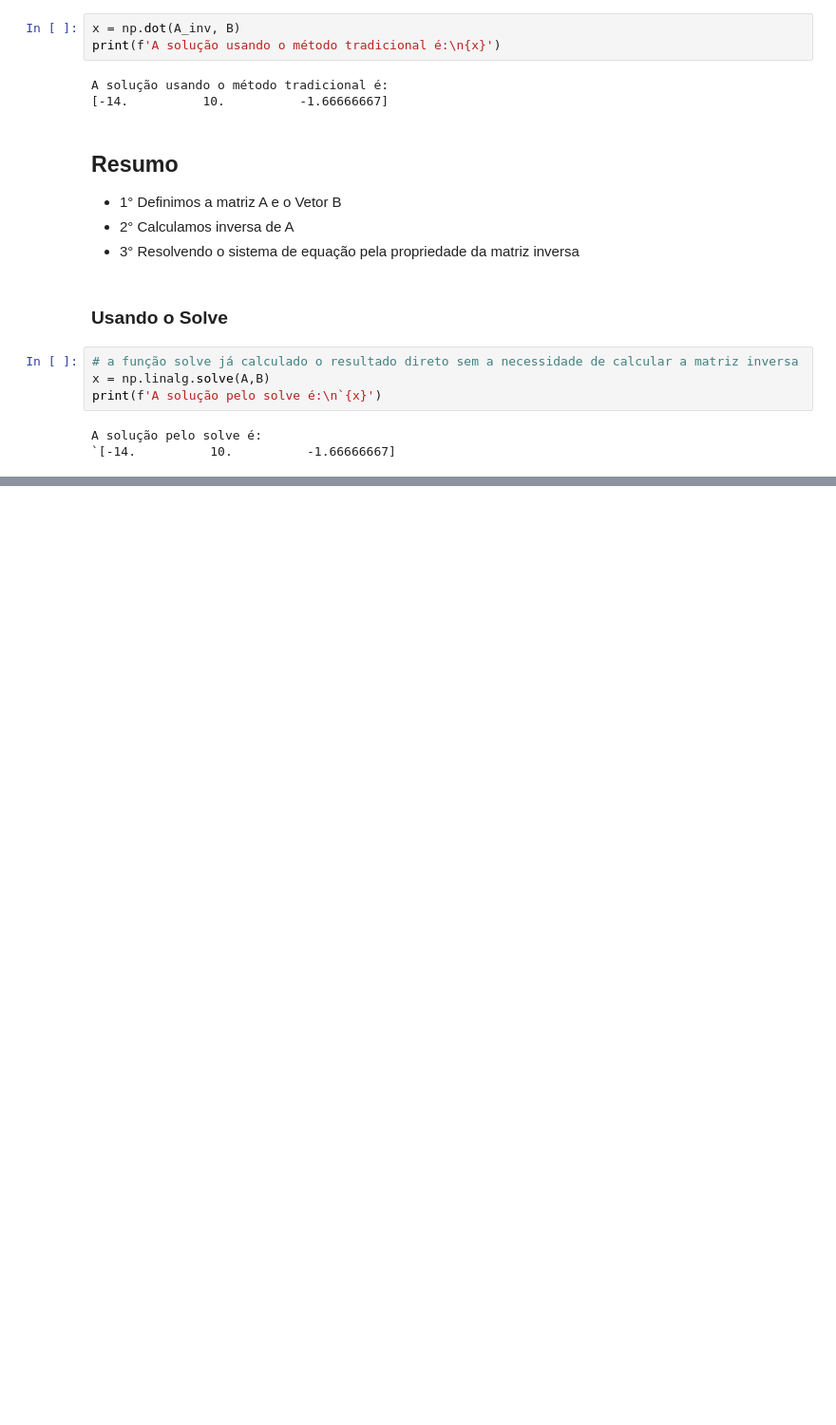
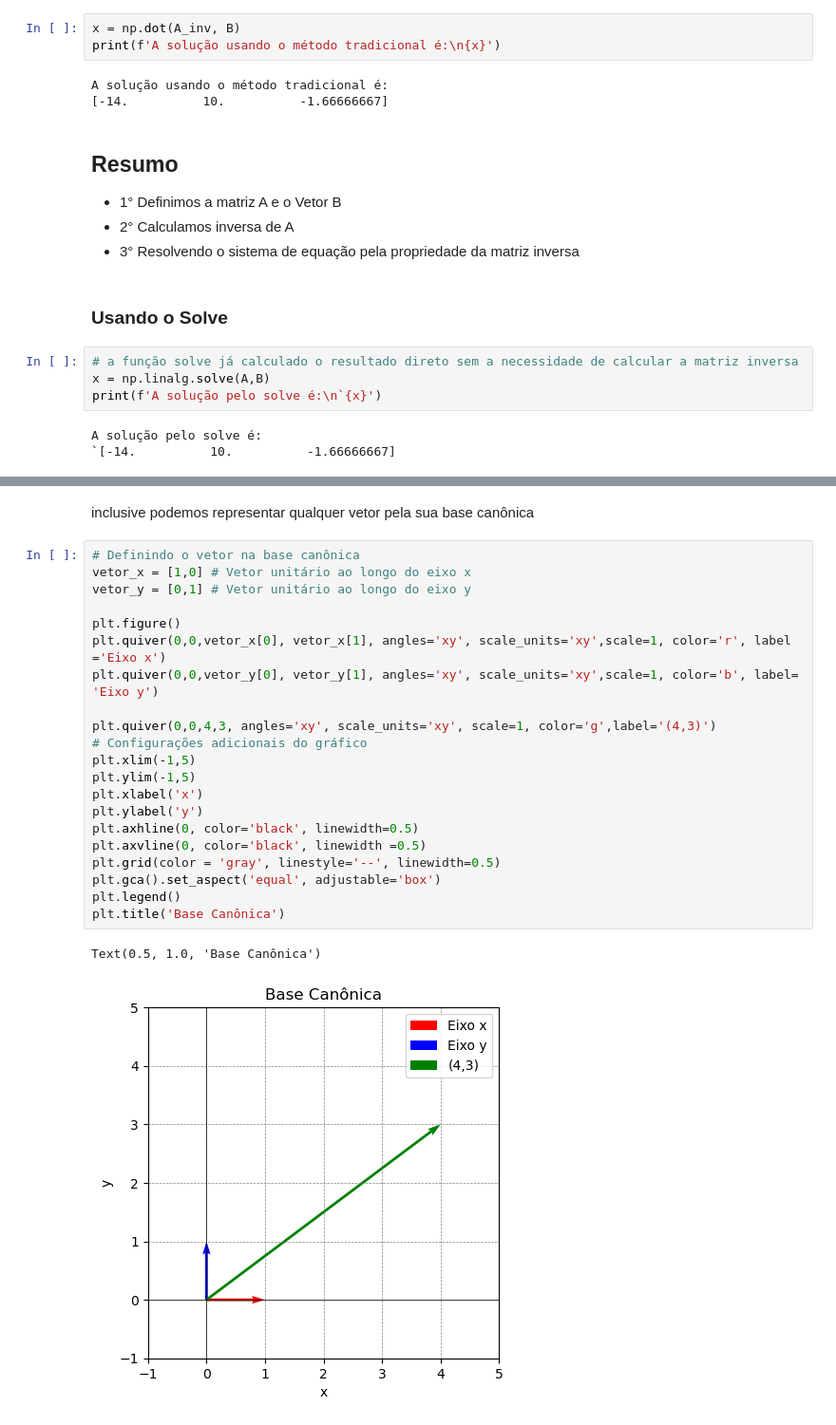
Before and after one commit to 1998-sys/santander_coders2024, a Jupyter notebook: Algebra_Linear.ipynb, the cells around one changed output, grey strips where cells are left out. Shown: that part at 95% size. Saved outputs shown, nothing was run; the diff lists cells and outputs as text; blank space fills up the shorter version.

```diff
--- a/Algebra_Linear.ipynb
+++ b/Algebra_Linear.ipynb
@@ -389,0 +477,26 @@ A solução pelo solve é:
+# %% [markdown]
+inclusive podemos representar qualquer vetor pela sua base canônica
+# %%
+# Definindo o vetor na base canônica
+vetor_x = [1,0] # Vetor unitário ao longo do eixo x
+vetor_y = [0,1] # Vetor unitário ao longo do eixo y
+
+plt.figure()
+plt.quiver(0,0,vetor_x[0], vetor_x[1], angles='xy', scale_units='xy',scale=1, color='r', label ='Eixo x')
+plt.quiver(0,0,vetor_y[0], vetor_y[1], angles='xy', scale_units='xy',scale=1, color='b', label= 'Eixo y')
+
+plt.quiver(0,0,4,3, angles='xy', scale_units='xy', scale=1, color='g',label='(4,3)')
+# Configurações adicionais do gráfico
+plt.xlim(-1,5)
+plt.ylim(-1,5)
+plt.xlabel('x')
+plt.ylabel('y')
+plt.axhline(0, color='black', linewidth=0.5)
+plt.axvline(0, color='black', linewidth =0.5)
+plt.grid(color = 'gray', linestyle='--', linewidth=0.5)
+plt.gca().set_aspect('equal', adjustable='box')
+plt.legend()
+plt.title('Base Canônica')
+# %% [output]
+Text(0.5, 1.0, 'Base Canônica')
+[figure, added]
```
Also changed, not shown: parts of 5 cells of this notebook.
